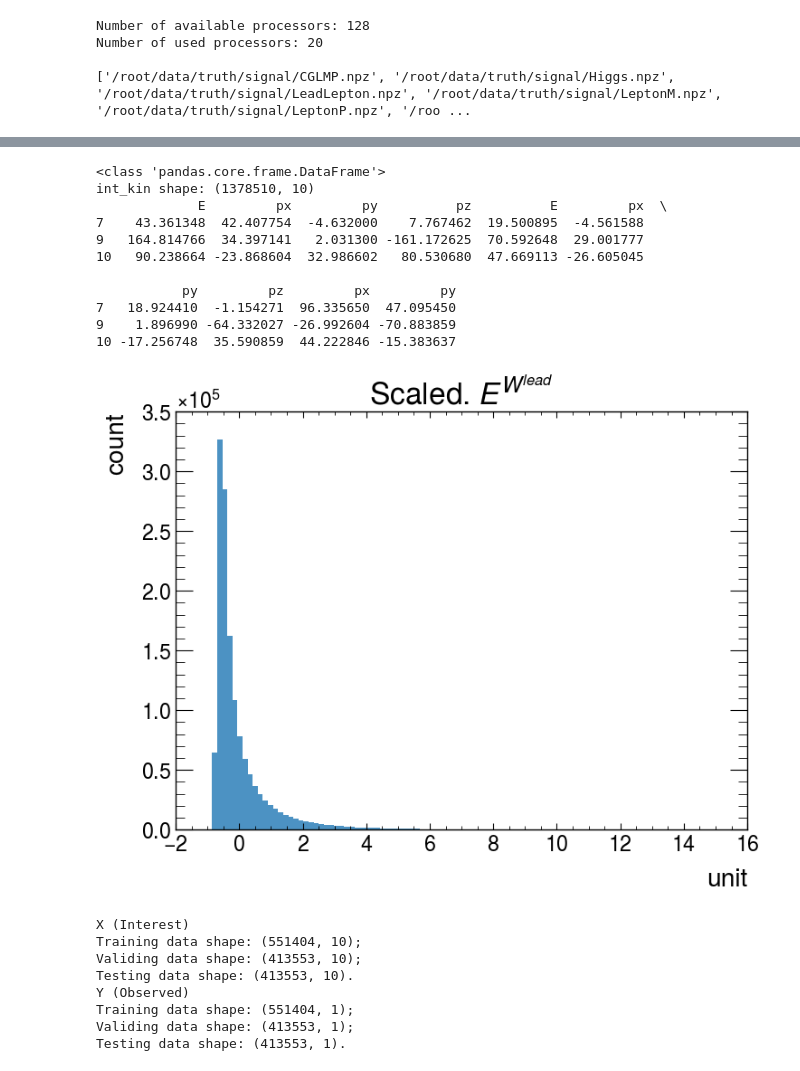
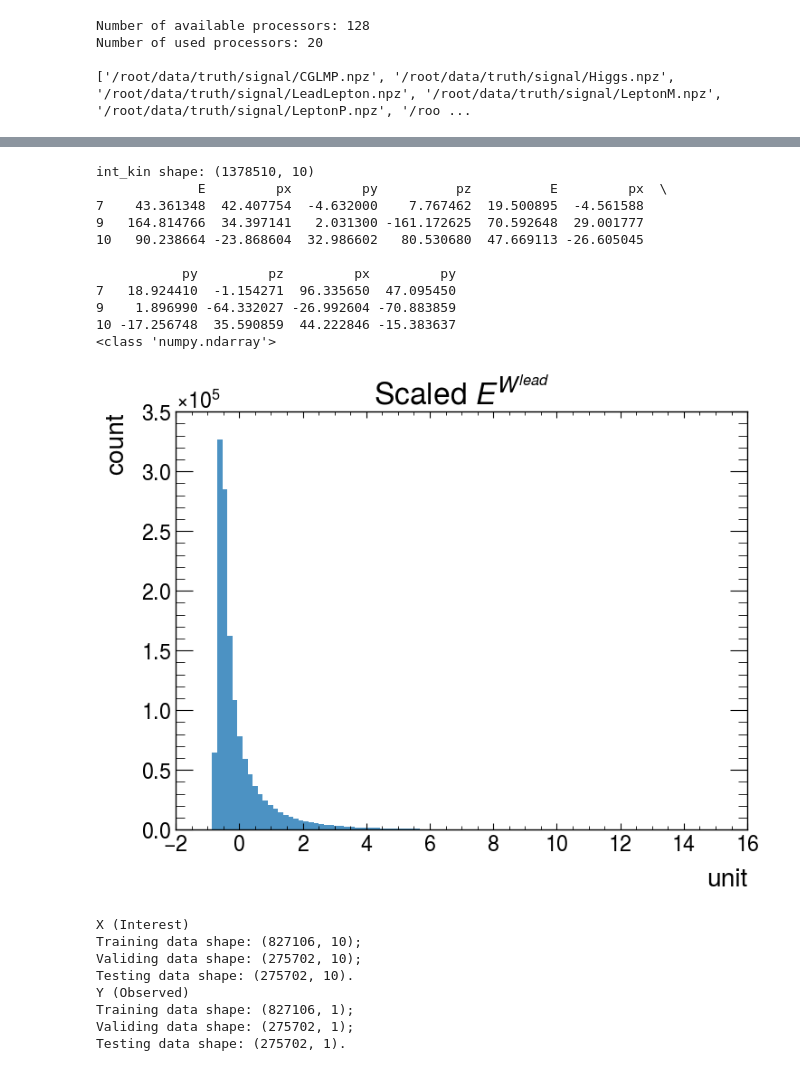
Before and after one commit to yygarypeng/QE-mls, a Jupyter notebook: 2nd_trial/DNN_w_e_lead.ipynb, the cells around one changed output, grey strips where cells are left out. Cells and saved outputs as stored; diff of their text form; code cells hidden in the pictures.

```diff
--- a/2nd_trial/DNN_w_e_lead.ipynb
+++ b/2nd_trial/DNN_w_e_lead.ipynb
@@ -107,11 +110,11 @@ sublead_lep = data.SubLep[["E", "px", "py", "pz"]]
 
 # Kinematics of observing variables (inputs for training)
 obs_kin = pd.concat([lead_lep, sublead_lep, met], axis=1)[PRE_CUT] / GEV
-print(type(obs_kin))
 print("int_kin shape:", obs_kin.shape)
 print(obs_kin.head(3))
+obs_kin = obs_kin.to_numpy() # convert to numpy array
+print(type(obs_kin))
 # %% [output]
-<class 'pandas.core.frame.DataFrame'>
 int_kin shape: (1378510, 10)
              E         px         py          pz          E         px  \
 7    43.361348  42.407754  -4.632000    7.767462  19.500895  -4.561588
@@ -122,3 +125,4 @@ int_kin shape: (1378510, 10)
 7   18.924410  -1.154271  96.335650  47.095450
 9    1.896990 -64.332027 -26.992604 -70.883859
 10 -17.256748  35.590859  44.222846 -15.383637
+<class 'numpy.ndarray'>
@@ -141,15 +129,9 @@ obs_kin = STDSCALAR_OBS.fit_transform(obs_kin)
 # %%
-plt.hist(int_kin[:, 0], bins=100, alpha=0.8)
-plt.title("Scaled." + r" $E^{W^{lead}}$")
+plt.hist(int_kin, bins=100, alpha=0.8)
+plt.title("Scaled" + r" $E^{W^{lead}}$")
 plt.xlabel("unit")
 plt.ylabel("count")
 plt.show()
 plt.close()
-# plt.hist(int_kin[:, 1], bins=100, alpha=.8)
-# plt.title("Scaled." + r" $p_{z}^{W^{lead}}$")
-# plt.xlabel("unit")
-# plt.ylabel("count")
-# plt.show()
-# plt.close()
 # %% [output]
-[figure, old version]
+[figure, new version]
@@ -156,9 +143,11 @@ plt.close()
 # %%
+# Train test split
+
 indices_arr = np.arange(int_kin.shape[0], dtype="int")
 train_indices, temp_indices = train_test_split(
     indices_arr.flatten(),
-    train_size=0.4,
-    test_size=0.6,
+    train_size=0.6,
+    test_size=0.4,
     random_state=SEED,
     shuffle=True,
 )
@@ -179,16 +168,15 @@ print(
 print(
     f"Y (Observed)\nTraining data shape: {train_y.shape};\nValiding data shape: {valid_y.shape};\nTesting data shape: {test_y.shape}."
 )
-print()
 # %% [output]
 X (Interest)
-Training data shape: (551404, 10);
-Validing data shape: (413553, 10);
-Testing data shape: (413553, 10).
+Training data shape: (827106, 10);
+Validing data shape: (275702, 10);
+Testing data shape: (275702, 10).
 Y (Observed)
-Training data shape: (551404, 1);
-Validing data shape: (413553, 1);
-Testing data shape: (413553, 1).
+Training data shape: (827106, 1);
+Validing data shape: (275702, 1);
+Testing data shape: (275702, 1).
 # %%
 # Define a new activation function
 def custom_activation(x):
```
Also changed, not shown: parts of 10 cells of this notebook, 2 other files.
